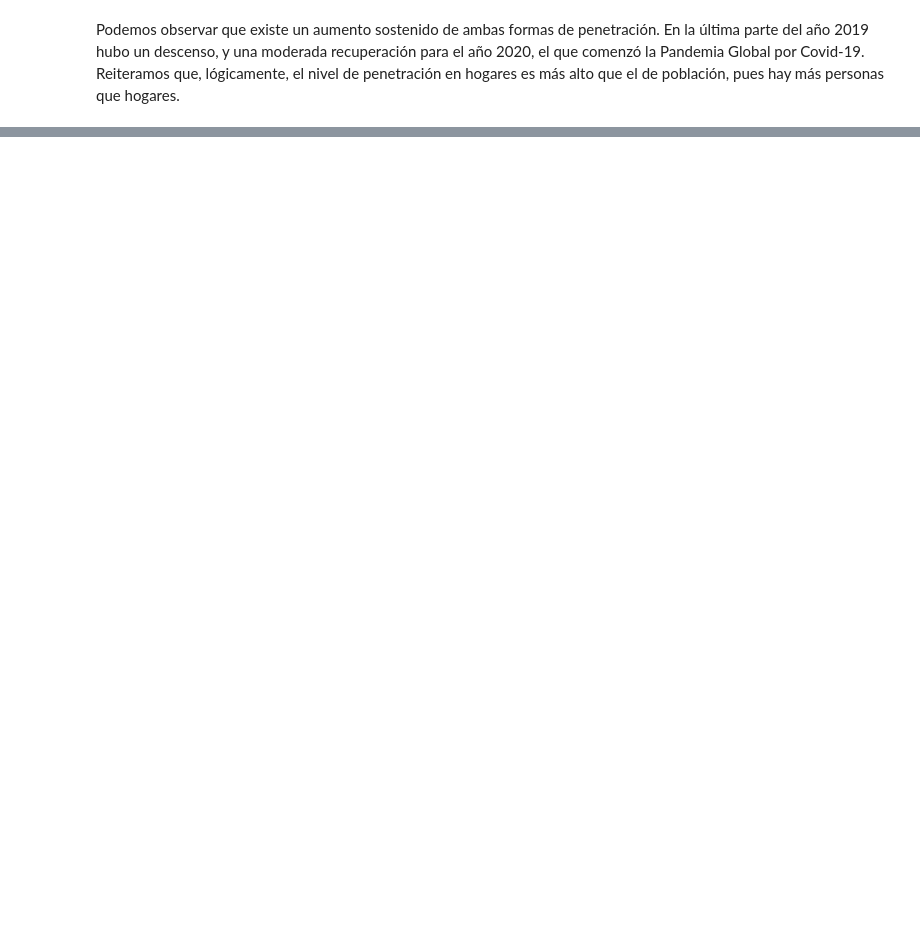
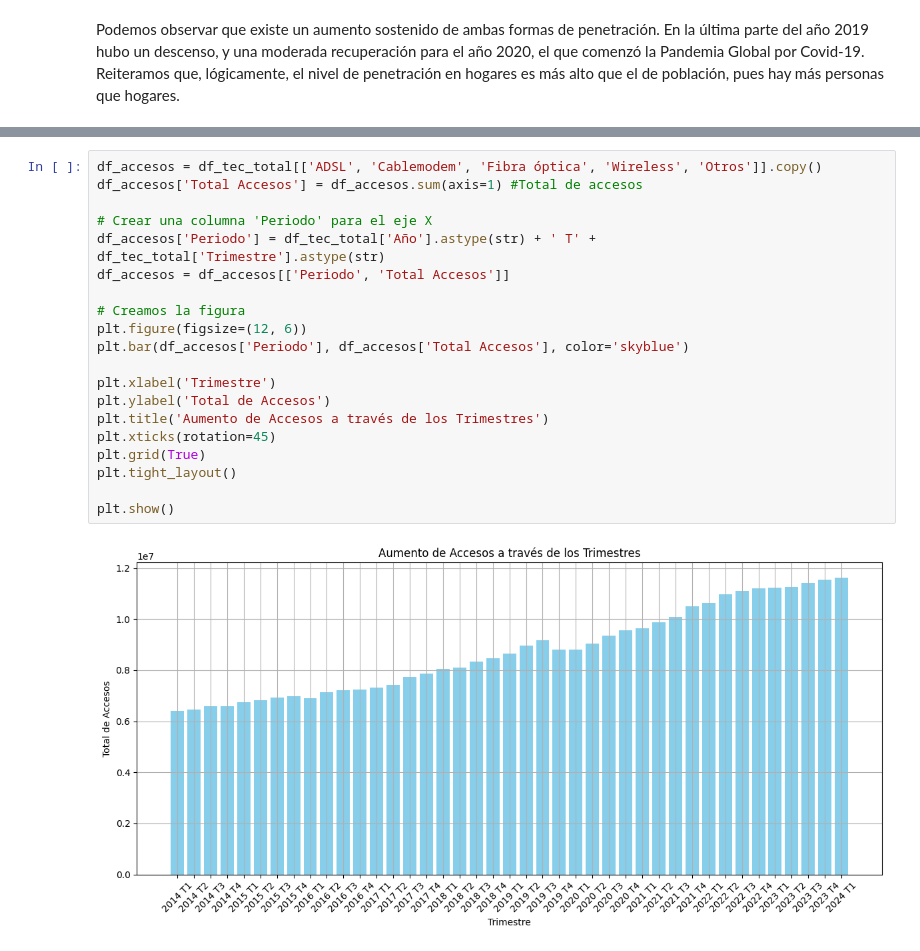
Before and after one commit to gastorellano/Proyecto_telecomunicaciones, a Jupyter notebook: Notebooks/EDA.ipynb, the cells around one changed output, grey strips where cells are left out. Saved outputs shown, nothing was run; the diff lists cells and outputs as text; blank space fills up the shorter version.

```diff
--- a/Notebooks/EDA.ipynb
+++ b/Notebooks/EDA.ipynb
@@ -405,0 +503,22 @@ Reiteramos que, lógicamente, el nivel de penetración en hogares es más alto q
+# %%
+df_accesos = df_tec_total[['ADSL', 'Cablemodem', 'Fibra óptica', 'Wireless', 'Otros']].copy()
+df_accesos['Total Accesos'] = df_accesos.sum(axis=1) #Total de accesos
+
+# Crear una columna 'Periodo' para el eje X
+df_accesos['Periodo'] = df_tec_total['Año'].astype(str) + ' T' + df_tec_total['Trimestre'].astype(str)
+df_accesos = df_accesos[['Periodo', 'Total Accesos']]
+
+# Creamos la figura
+plt.figure(figsize=(12, 6))
+plt.bar(df_accesos['Periodo'], df_accesos['Total Accesos'], color='skyblue')
+
+plt.xlabel('Trimestre')
+plt.ylabel('Total de Accesos')
+plt.title('Aumento de Accesos a través de los Trimestres')
+plt.xticks(rotation=45)
+plt.grid(True)
+plt.tight_layout()
+
+plt.show()
+# %% [output]
+[figure, added]
```
Also changed, not shown: parts of 16 cells of this notebook, 2 other files.
